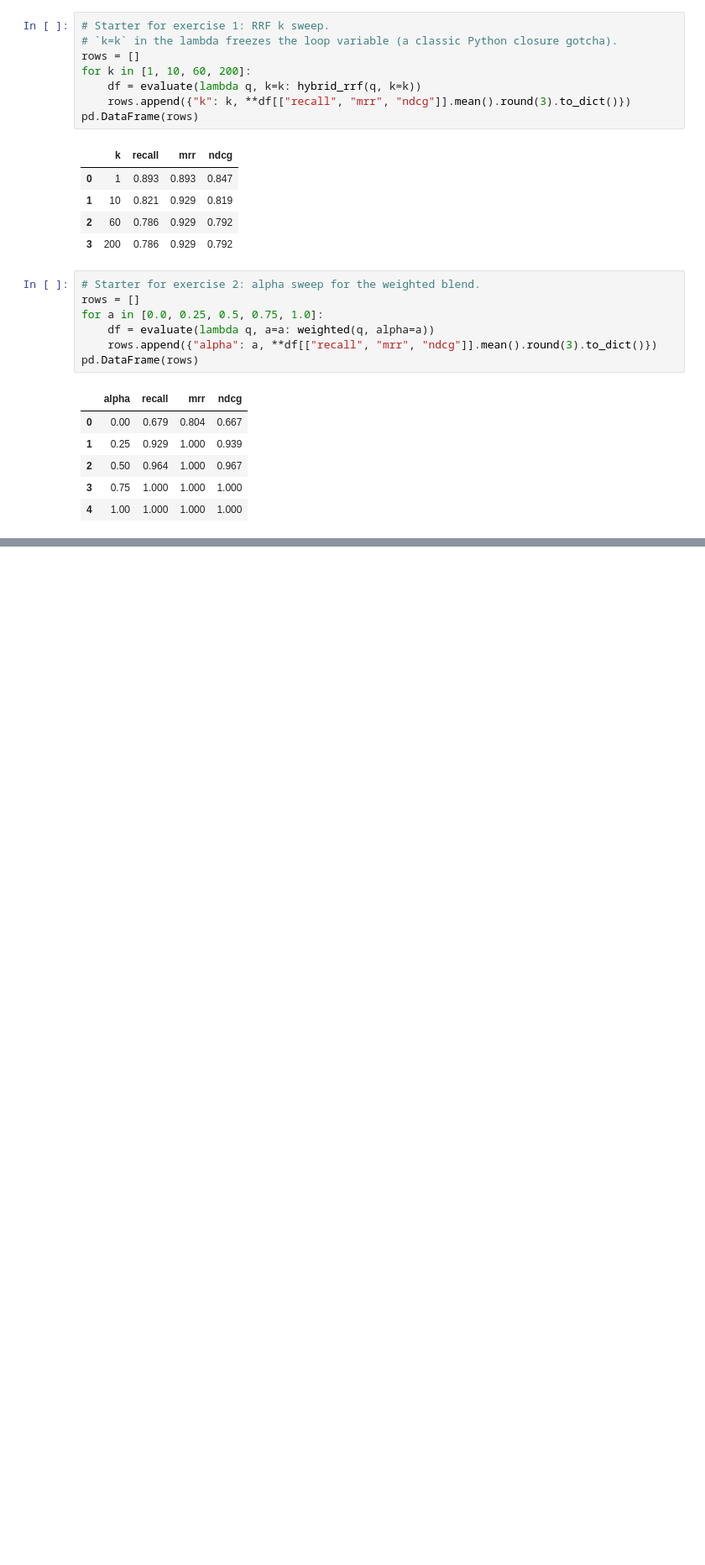
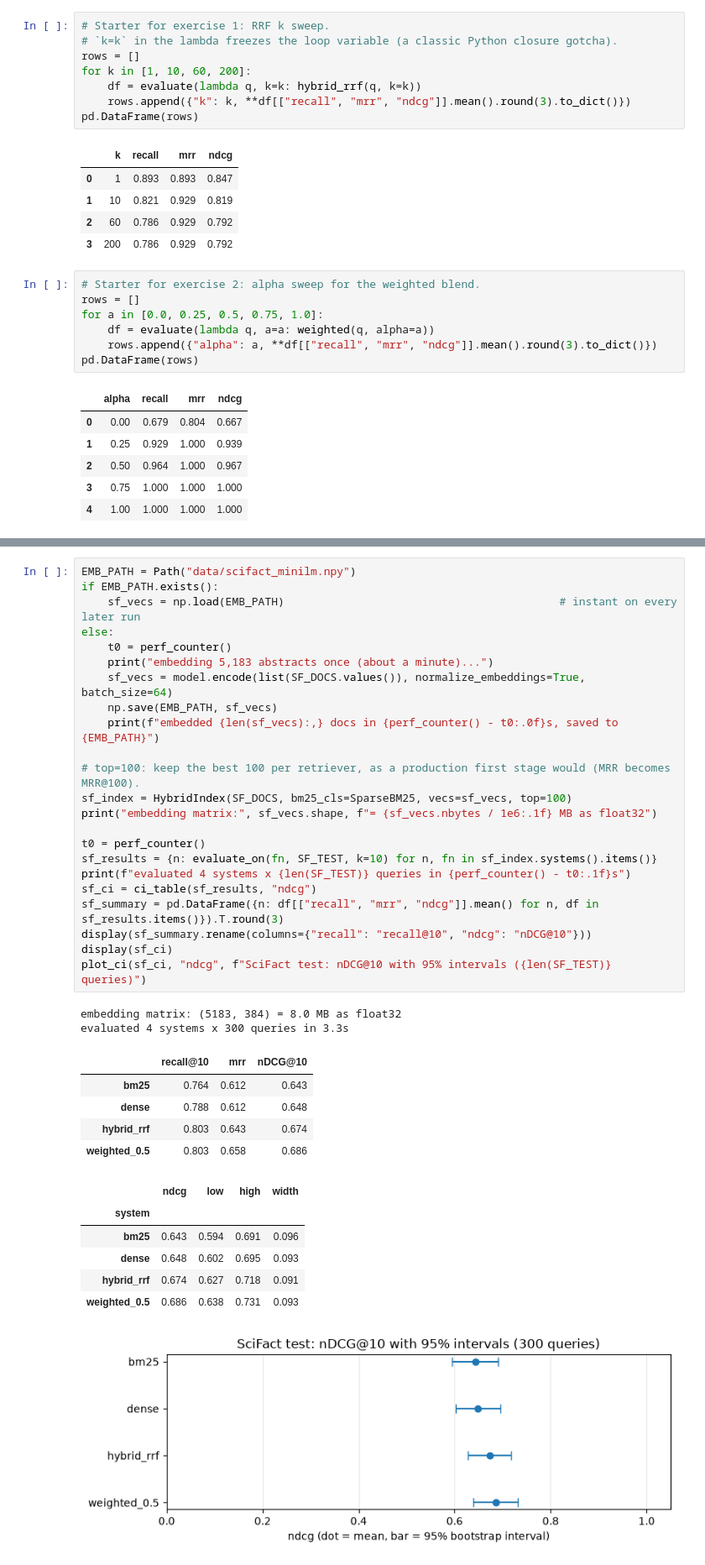
Before and after one commit to ngjunlong9651/hybrid_rag, a Jupyter notebook: hybrid_rag_learning.ipynb, the cells around one changed output, grey strips where cells are left out. Shown at 84% size. Drawn from its saved outputs; the diff is of its cells as text; blank space fills up the shorter version.

```diff
--- a/hybrid_rag_learning.ipynb
+++ b/hybrid_rag_learning.ipynb
@@ -851,0 +1233,38 @@ pd.DataFrame(rows)
+# %%
+EMB_PATH = Path("data/scifact_minilm.npy")
+if EMB_PATH.exists():
+    sf_vecs = np.load(EMB_PATH)                                          # instant on every later run
+else:
+    t0 = perf_counter()
+    print("embedding 5,183 abstracts once (about a minute)...")
+    sf_vecs = model.encode(list(SF_DOCS.values()), normalize_embeddings=True, batch_size=64)
+    np.save(EMB_PATH, sf_vecs)
+    print(f"embedded {len(sf_vecs):,} docs in {perf_counter() - t0:.0f}s, saved to {EMB_PATH}")
+
+# top=100: keep the best 100 per retriever, as a production first stage would (MRR becomes MRR@100).
+sf_index = HybridIndex(SF_DOCS, bm25_cls=SparseBM25, vecs=sf_vecs, top=100)
+print("embedding matrix:", sf_vecs.shape, f"= {sf_vecs.nbytes / 1e6:.1f} MB as float32")
+
+t0 = perf_counter()
+sf_results = {n: evaluate_on(fn, SF_TEST, k=10) for n, fn in sf_index.systems().items()}
+print(f"evaluated 4 systems x {len(SF_TEST)} queries in {perf_counter() - t0:.1f}s")
+sf_ci = ci_table(sf_results, "ndcg")
+sf_summary = pd.DataFrame({n: df[["recall", "mrr", "ndcg"]].mean() for n, df in sf_results.items()}).T.round(3)
+display(sf_summary.rename(columns={"recall": "recall@10", "ndcg": "nDCG@10"}))
+display(sf_ci)
+plot_ci(sf_ci, "ndcg", f"SciFact test: nDCG@10 with 95% intervals ({len(SF_TEST)} queries)")
+# %% [output]
+embedding matrix: (5183, 384) = 8.0 MB as float32
+evaluated 4 systems x 300 queries in 3.3s
+|  | recall@10 | mrr | nDCG@10 |
+| bm25 | 0.764 | 0.612 | 0.643 |
+| dense | 0.788 | 0.612 | 0.648 |
+| hybrid_rrf | 0.803 | 0.643 | 0.674 |
+| weighted_0.5 | 0.803 | 0.658 | 0.686 |
+|  | ndcg | low | high | width |
+| system |  |  |  |  |
+| bm25 | 0.643 | 0.594 | 0.691 | 0.096 |
+| dense | 0.648 | 0.602 | 0.695 | 0.093 |
+| hybrid_rrf | 0.674 | 0.627 | 0.718 | 0.091 |
+| weighted_0.5 | 0.686 | 0.638 | 0.731 | 0.093 |
+[figure, added]
```
Also changed, not shown: parts of 58 cells of this notebook, 4 other files.
